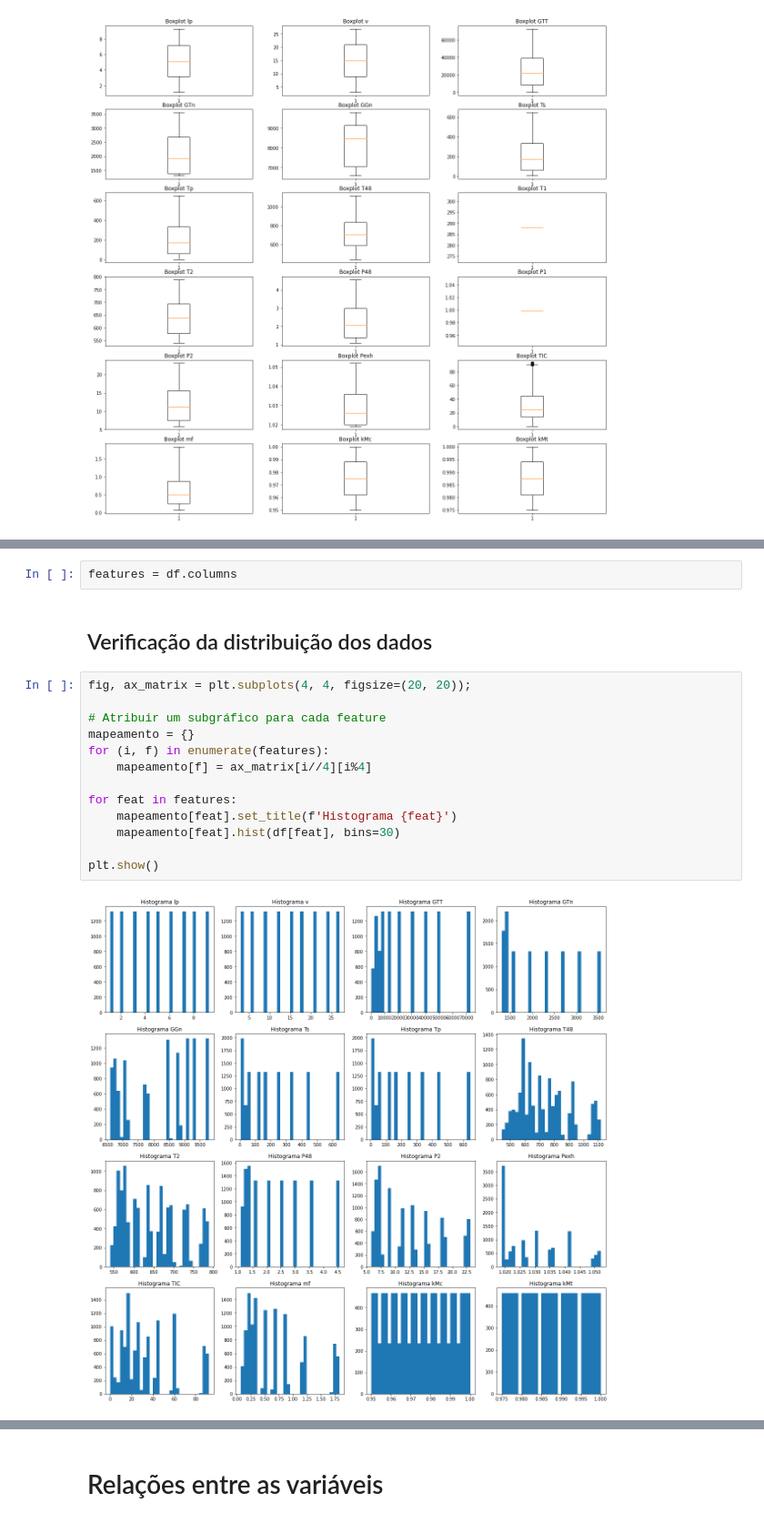
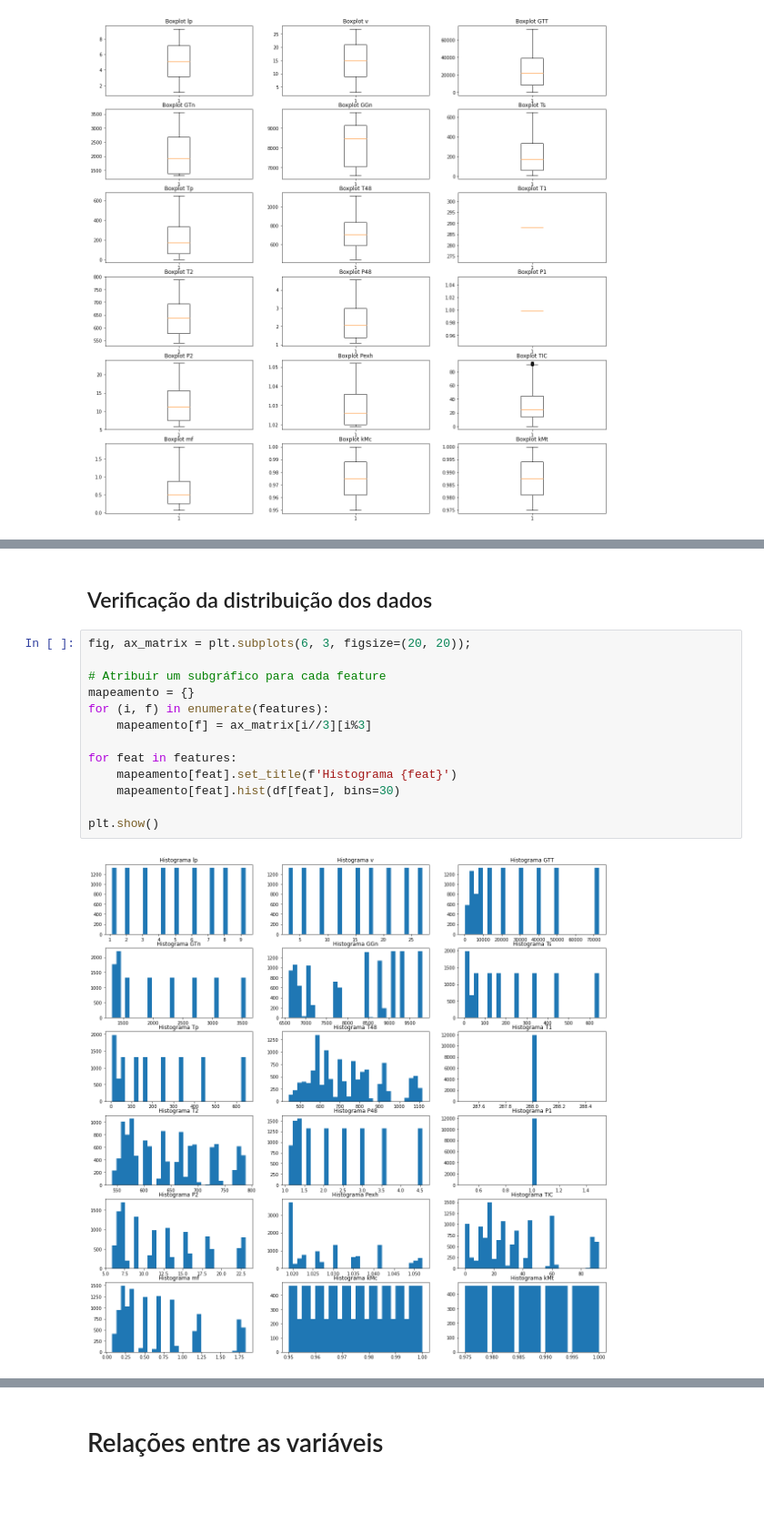
Before and after one commit to rafaelschena/naval_predictive_maintenance, a Jupyter notebook: Manutencao_Preditiva_Propulsao_Naval.ipynb, the cells around one changed output, grey strips where cells are left out. Shown at 91% size. Cells and saved outputs as stored; diff of their text form; blank space fills up the shorter version.

```diff
--- a/Manutencao_Preditiva_Propulsao_Naval.ipynb
+++ b/Manutencao_Preditiva_Propulsao_Naval.ipynb
@@ -187,20 +160,18 @@ df.head()
-# %%
-features = df.columns
 # %% [markdown]
 ## Verificação da distribuição dos dados
 # %%
-fig, ax_matrix = plt.subplots(4, 4, figsize=(20, 20));
+fig, ax_matrix = plt.subplots(6, 3, figsize=(20, 20));
 
 # Atribuir um subgráfico para cada feature
 mapeamento = {}
 for (i, f) in enumerate(features):
-    mapeamento[f] = ax_matrix[i//4][i%4]
+    mapeamento[f] = ax_matrix[i//3][i%3]
 
 for feat in features:
     mapeamento[feat].set_title(f'Histograma {feat}')
     mapeamento[feat].hist(df[feat], bins=30)
 
 plt.show()
 # %% [output]
-[figure, old version]
+[figure, new version]
 # %% [markdown]
```
Also changed, not shown: parts of 103 cells of this notebook, 3 other files.
